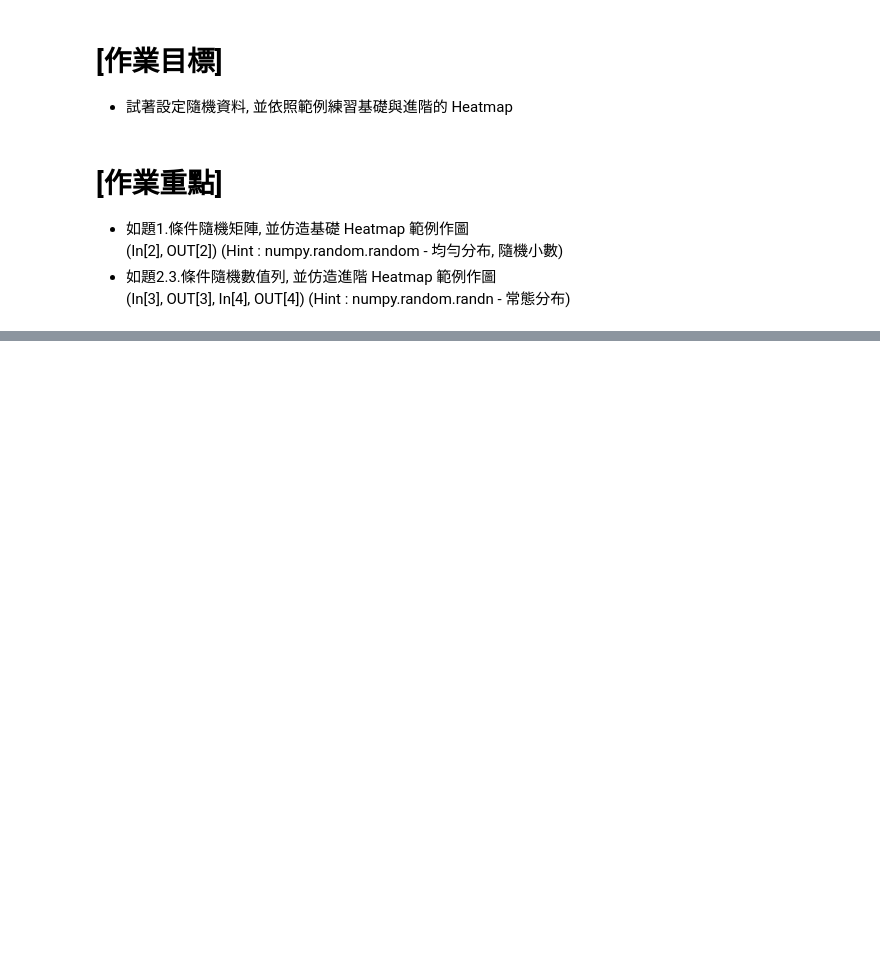
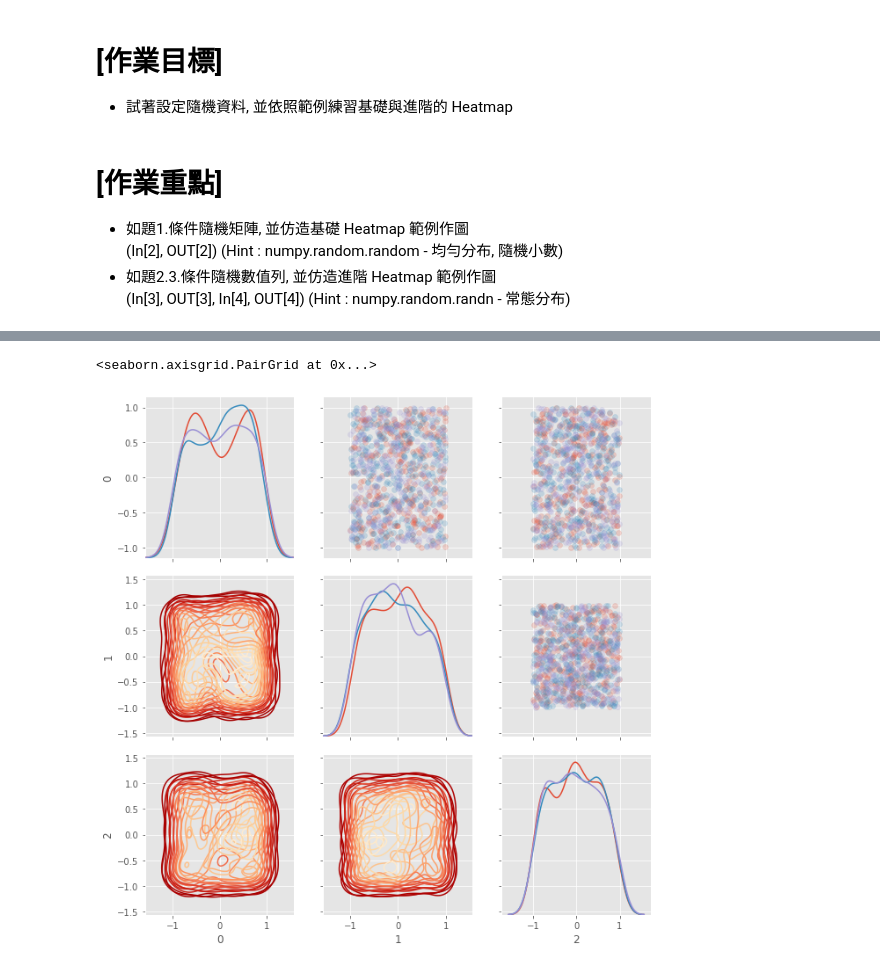
Before and after one commit to kelly2643/3rd-ML100Days, a Jupyter notebook: homework/Day_020_HW.ipynb, the cells around one changed output, grey strips where cells are left out. Drawn from its saved outputs; the diff is of its cells as text; code cells hidden in the pictures; blank space fills up the shorter version.

```diff
--- a/homework/Day_020_HW.ipynb
+++ b/homework/Day_020_HW.ipynb
@@ -66,16 +52,15 @@ plot_data.head()
 # %%
 # 繪製 seborn 進階 Heatmap
 grid = sns.PairGrid(data = plot_data, size = 3, diag_sharey=False,
                     hue = 'index', vars = [x for x in list(plot_data.columns) if x != 'index'])
-
 # 上半部為 scatter
 grid.map_upper(plt.scatter, alpha = 0.2)
 
 # 對角線畫 histogram
 grid.map_diag(sns.kdeplot)
 
 # 下半部放 density plot
 grid.map_lower(sns.kdeplot, cmap = plt.cm.OrRd_r)
-
-plt.suptitle('Pairs Plot', size = 32, y = 1.05)
-plt.show()
+# %% [output]
+<seaborn.axisgrid.PairGrid at 0x...>
+[figure, added]
```
Also changed, not shown: parts of 12 cells of this notebook.
